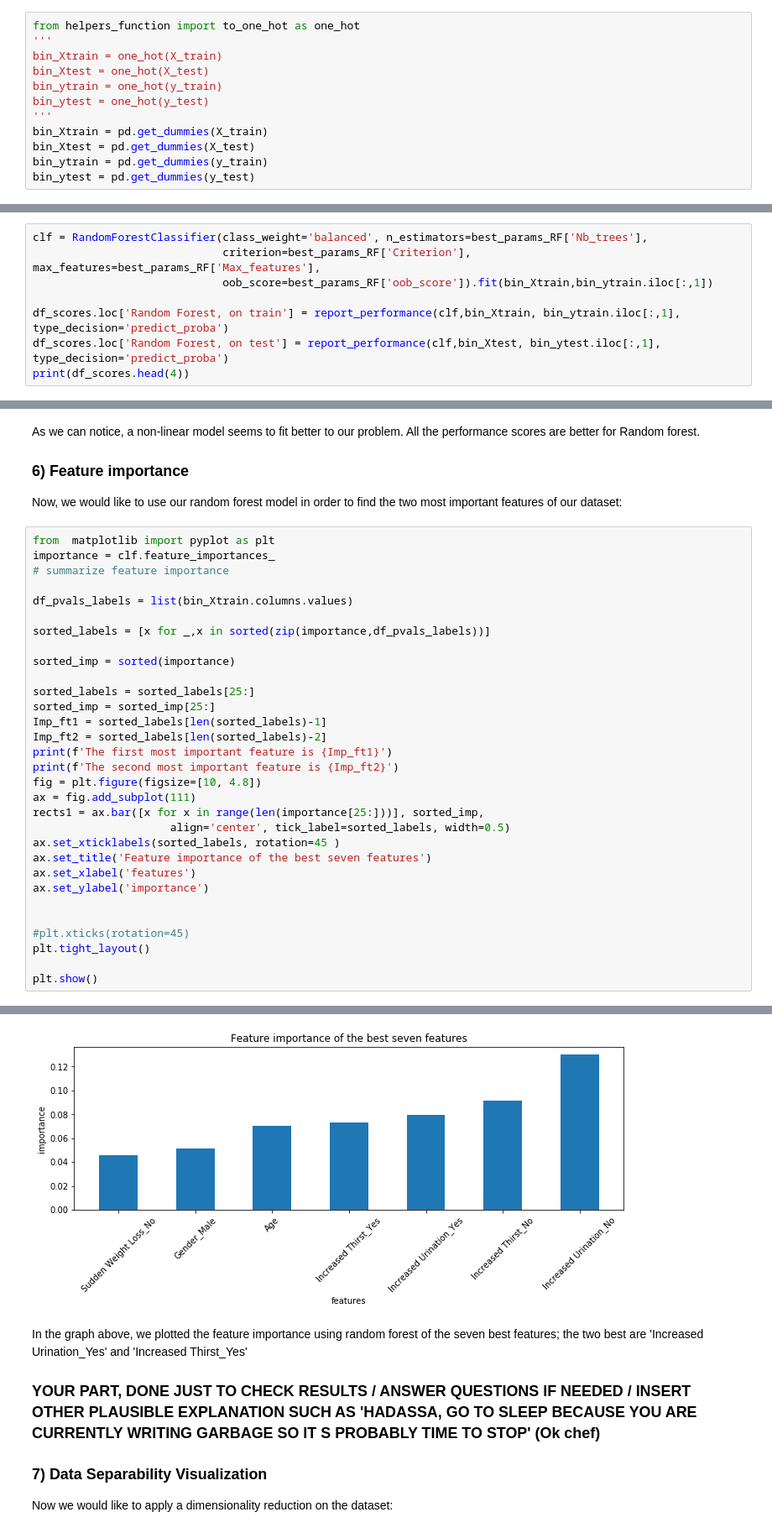
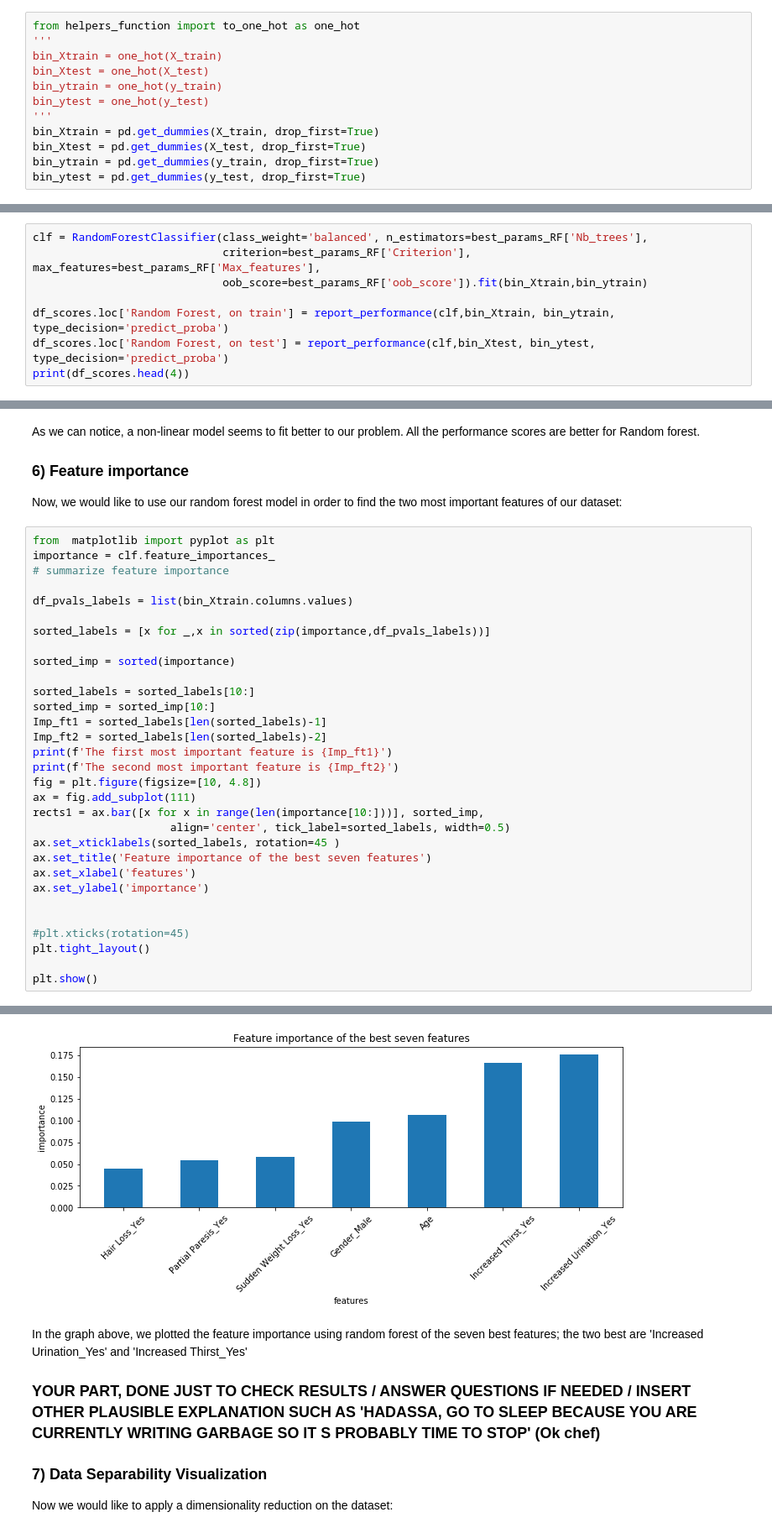
Before and after one commit to mlh-master/hw2_mlh-hadassa-and-sarah, a Jupyter notebook: HW2.ipynb, the cells around one changed output, grey strips where cells are left out. Shown at 84% size. Cells and saved outputs as stored; diff of their text form.

```diff
--- a/HW2.ipynb
+++ b/HW2.ipynb
@@ -115,10 +114,10 @@ bin_Xtest = one_hot(X_test)
 bin_ytrain = one_hot(y_train)
 bin_ytest = one_hot(y_test)
 '''
-bin_Xtrain = pd.get_dummies(X_train)
-bin_Xtest = pd.get_dummies(X_test)
-bin_ytrain = pd.get_dummies(y_train)
-bin_ytest = pd.get_dummies(y_test)
+bin_Xtrain = pd.get_dummies(X_train, drop_first=True)
+bin_Xtest = pd.get_dummies(X_test, drop_first=True)
+bin_ytrain = pd.get_dummies(y_train, drop_first=True)
+bin_ytest = pd.get_dummies(y_test, drop_first=True)
 # %% [markdown]
 ### 5) 5K Cross Fold Validation and evaluation of two models
 
@@ -177,10 +176,10 @@ Let's report the performance score on the test set using the tuned parameters:
 # %%
 clf = RandomForestClassifier(class_weight='balanced', n_estimators=best_params_RF['Nb_trees'],
                              criterion=best_params_RF['Criterion'], max_features=best_params_RF['Max_features'],
-                             oob_score=best_params_RF['oob_score']).fit(bin_Xtrain,bin_ytrain.iloc[:,1])
+                             oob_score=best_params_RF['oob_score']).fit(bin_Xtrain,bin_ytrain)
 
-df_scores.loc['Random Forest, on train'] = report_performance(clf,bin_Xtrain, bin_ytrain.iloc[:,1], type_decision='predict_proba')
-df_scores.loc['Random Forest, on test'] = report_performance(clf,bin_Xtest, bin_ytest.iloc[:,1], type_decision='predict_proba')
+df_scores.loc['Random Forest, on train'] = report_performance(clf,bin_Xtrain, bin_ytrain, type_decision='predict_proba')
+df_scores.loc['Random Forest, on test'] = report_performance(clf,bin_Xtest, bin_ytest, type_decision='predict_proba')
 print(df_scores.head(4))
 # %% [output]
                                F1 score  Accuracy   ROC AUC   Log loss
@@ -205,15 +204,15 @@ sorted_labels = [x for _,x in sorted(zip(importance,df_pvals_labels))]
 
 sorted_imp = sorted(importance)
 
-sorted_labels = sorted_labels[25:]
-sorted_imp = sorted_imp[25:]
+sorted_labels = sorted_labels[10:]
+sorted_imp = sorted_imp[10:]
 Imp_ft1 = sorted_labels[len(sorted_labels)-1]
 Imp_ft2 = sorted_labels[len(sorted_labels)-2]
 print(f'The first most important feature is {Imp_ft1}')
 print(f'The second most important feature is {Imp_ft2}')
 fig = plt.figure(figsize=[10, 4.8])
 ax = fig.add_subplot(111)
-rects1 = ax.bar([x for x in range(len(importance[25:]))], sorted_imp,
+rects1 = ax.bar([x for x in range(len(importance[10:]))], sorted_imp,
                      align='center', tick_label=sorted_labels, width=0.5)
 ax.set_xticklabels(sorted_labels, rotation=45 )
 ax.set_title('Feature importance of the best seven features')
@@ -231,4 +230,4 @@ The second most important feature is Increased Thirst_No
-[figure, old version]
+[figure, new version]
 # %% [markdown]
 In the graph above, we plotted the feature importance using random forest of the seven best features; the two best are 'Increased Urination_Yes' and 'Increased Thirst_Yes'
 
```
Also changed, not shown: parts of 15 cells of this notebook, 1 other file.
